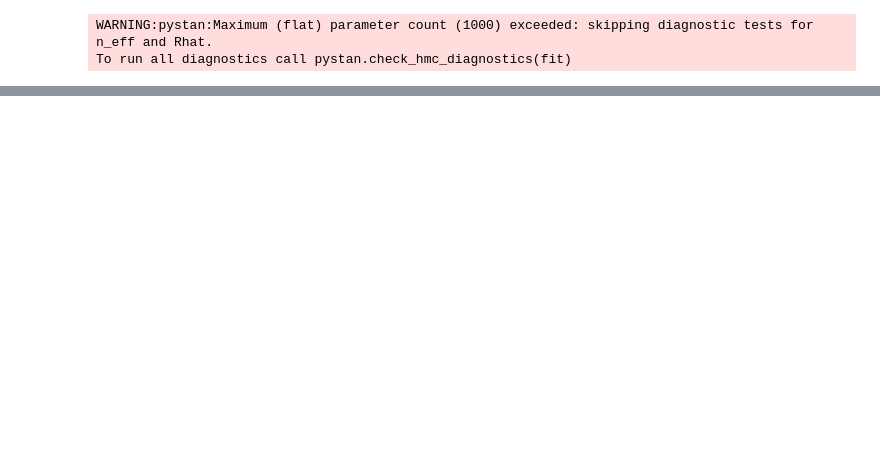
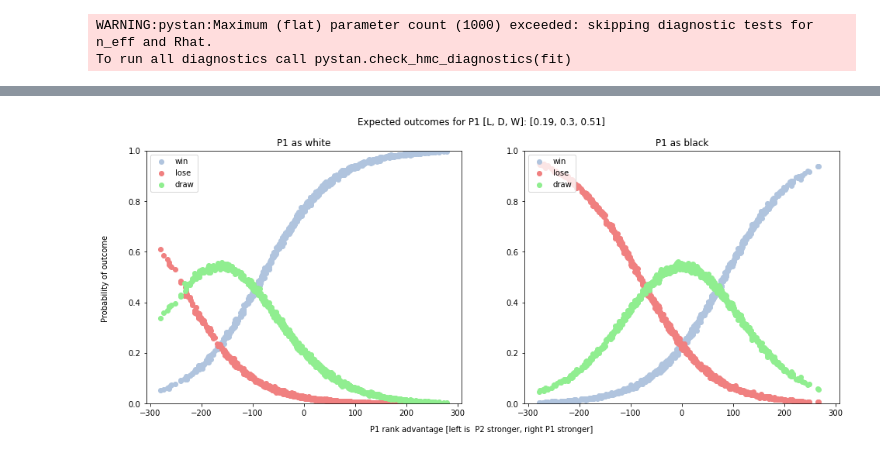
Before and after one commit to maw501/bayesian-chess-prediction, a Jupyter notebook: notebooks/fake_data_simulation_stan.ipynb, the cells around one changed output, grey strips where cells are left out. Saved outputs shown, nothing was run; the diff lists cells and outputs as text; code cells hidden in the pictures; blank space fills up the shorter version.

```diff
--- a/notebooks/fake_data_simulation_stan.ipynb
+++ b/notebooks/fake_data_simulation_stan.ipynb
@@ -82,0 +228,4 @@ plt.suptitle(f"Expected outcomes for P1 [L, D, W]: {expected_outcomes}");
+# %%
+override_params = {"b_mu": 2.5, "w_mu": 2.5, "b_scale": 0.05, "w_scale": 0.05, "c_scale": 0.05, "sigma_a_scale": 0.05}
+_ = fit_plot_prior(override_params, stan_data_prior_pred, model, ranks_fake, player_1_white)
+# %% [output]
@@ -82,0 +234 @@ plt.suptitle(f"Expected outcomes for P1 [L, D, W]: {expected_outcomes}");
+[figure, added]
```
Also changed, not shown: parts of 38 cells of this notebook, 1 other file.
